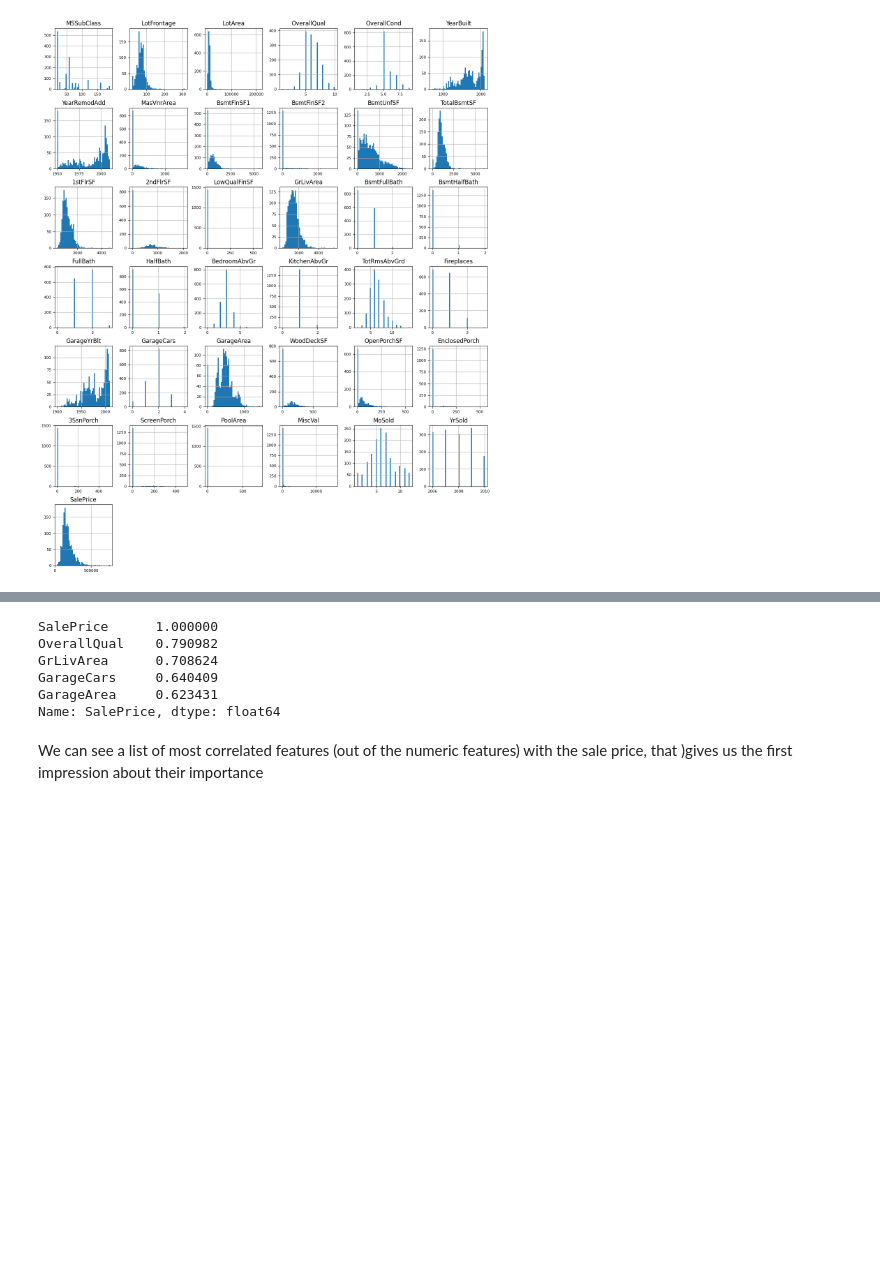
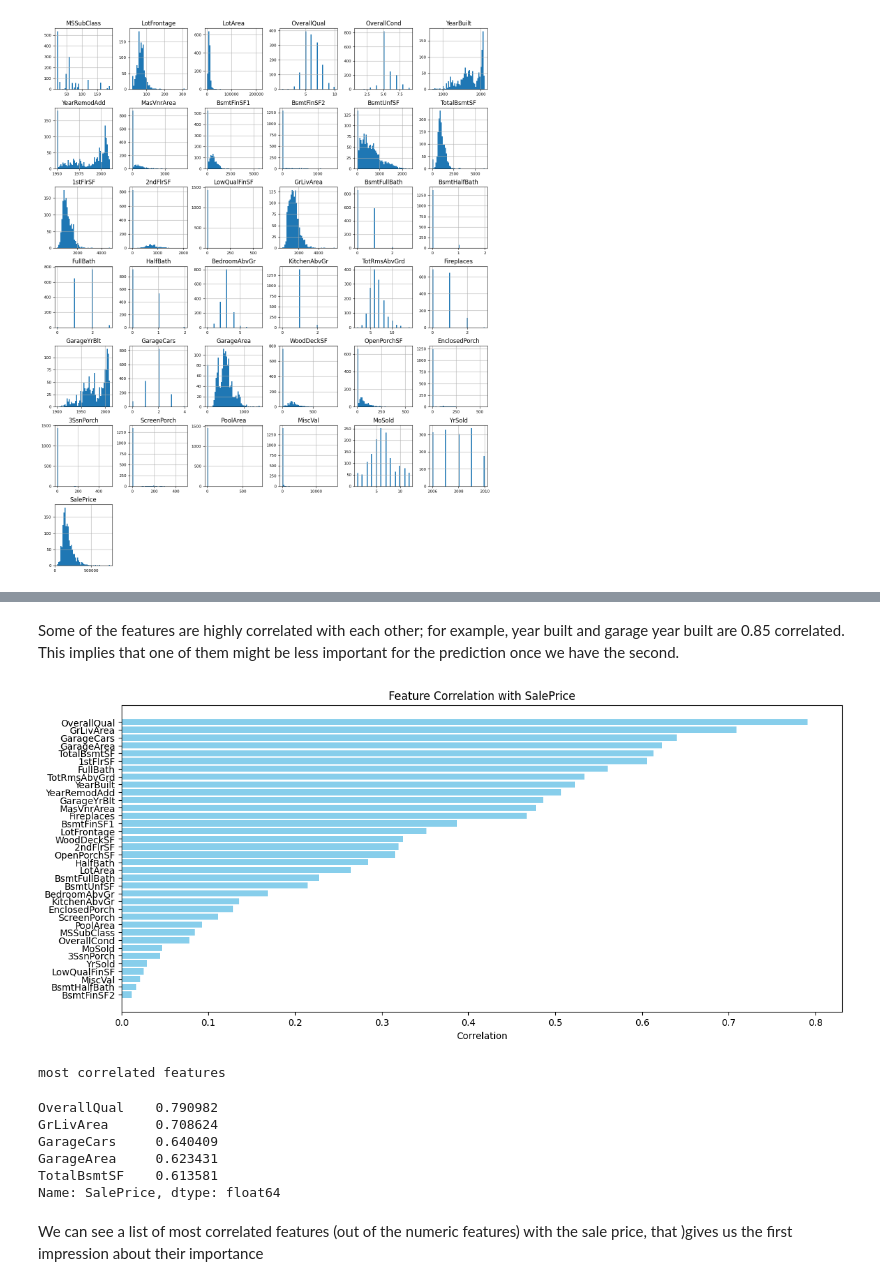
Before and after one commit to talbrend/JET, a Jupyter notebook: EDA_JET.ipynb, the cells around one changed output, grey strips where cells are left out. Drawn from its saved outputs; the diff is of its cells as text; code cells hidden in the pictures; blank space fills up the shorter version.

```diff
--- a/EDA_JET.ipynb
+++ b/EDA_JET.ipynb
@@ -170,11 +163,26 @@ plt.show()
+# %% [markdown]
+Some of the features are highly correlated with each other; for example, year built and garage year built are 0.85 correlated. This implies that one of them might be less important for the prediction once we have the second.
+# %%
+DF = abs(correlation_matrix.iloc[-1]).sort_values(ascending=False)[1:]
+# Now let's plot the DataFrame
+plt.figure(figsize=(14, 6))
+plt.barh(DF.index, DF.values, color='skyblue')
+plt.xlabel('Correlation')
+plt.title('Feature Correlation with SalePrice')
+plt.gca().invert_yaxis()  # To display the highest value at the top
+plt.show()
+# %% [output]
+[figure, added]
 # %%
-abs(correlation_matrix.iloc[-1]).sort_values(ascending=False).head(5)
+print('most correlated features')
+abs(correlation_matrix.iloc[-1]).sort_values(ascending=False).head(6)[1:]
 # %% [output]
-SalePrice      1.000000
-OverallQual    0.790982
-GrLivArea      0.708624
-GarageCars     0.640409
-GarageArea     0.623431
-Name: SalePrice, dtype: float64
+most correlated features
+OverallQual    0.790982
+GrLivArea      0.708624
+GarageCars     0.640409
+GarageArea     0.623431
+TotalBsmtSF    0.613581
+Name: SalePrice, dtype: float64
 # %% [markdown]
 We can see a list of most correlated features (out of the numeric features) with the sale price, that )gives us the first impression about their importance
```
Also changed, not shown: parts of 11 cells of this notebook.
